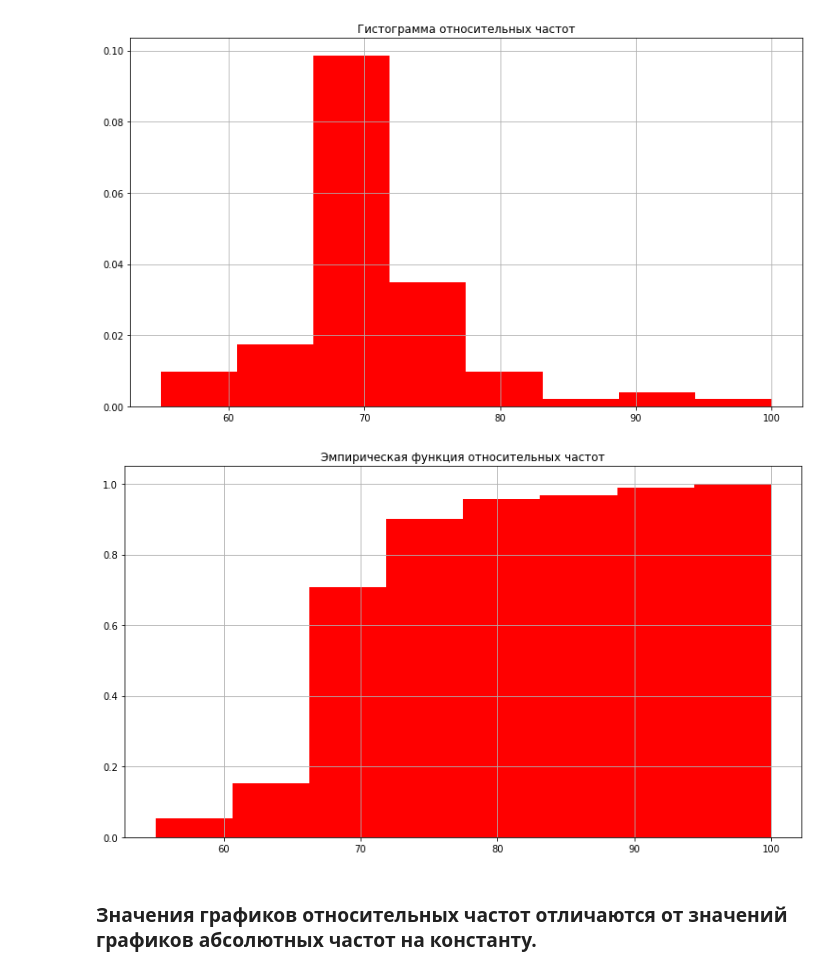
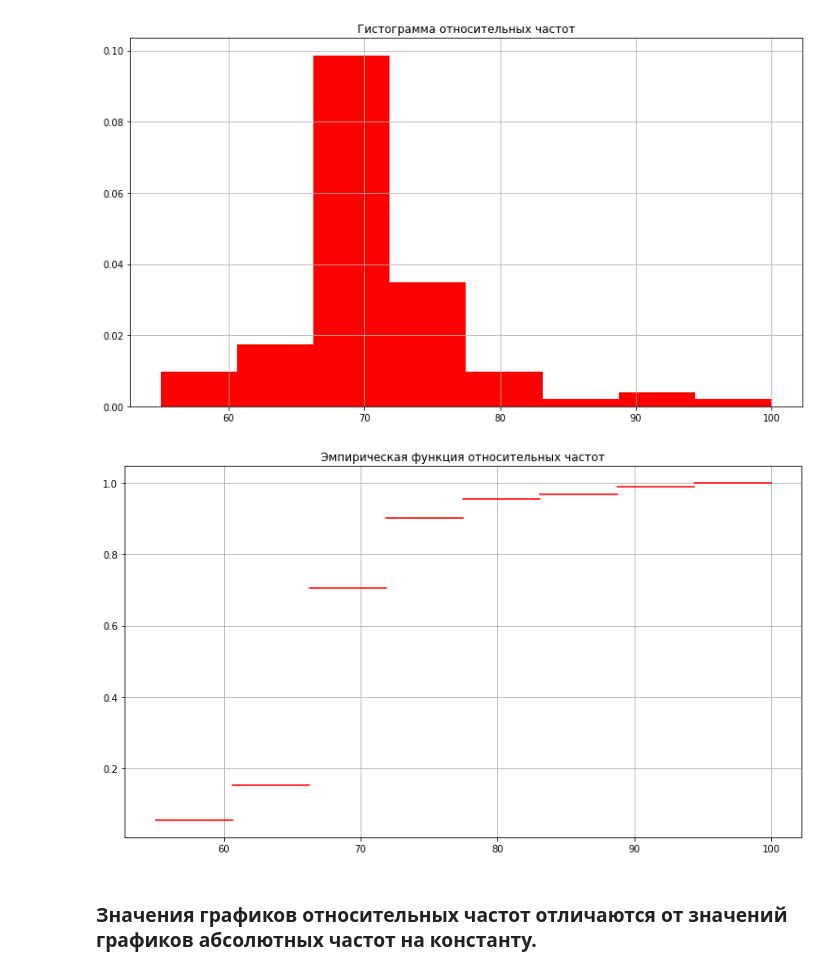
Before and after one commit to the-mvi/stat_an-2022, a Jupyter notebook: 0373_Golubev_AN/task1.ipynb, the cells around one changed output. Cells and saved outputs as stored; diff of their text form; code cells hidden in the pictures.

```diff
--- a/0373_Golubev_AN/task1.ipynb
+++ b/0373_Golubev_AN/task1.ipynb
@@ -264,14 +267,10 @@ plt.bar([55, 60.625, 66.25, 71.875, 77.5, 83.125, 88.75, 94.375], relative_freqs
 plt.grid(True)
 # %% [output]
 [figure]
-# %%
-emp_func_vals2 = [sum(relative_freqs.values[:i + 1]) for i in range(len(relative_freqs))]
-
-plt.title("Эмпирическая функция относительных частот")
-plt.bar(centers.values, emp_func_vals2, width=step, color='r')
-plt.grid(True)
-# %% [output]
-[figure, removed]
+# %%
+plot_ecdf(intervals, emp_func_vals2, "Эмпирическая функция относительных частот")
+# %% [output]
+[figure, added]
 # %% [markdown]
 <h3>Значения графиков относительных частот отличаются от значений графиков абсолютных частот на константу.</h3>
 # %% [markdown]
```
Also changed, not shown: parts of 3 cells of this notebook.
